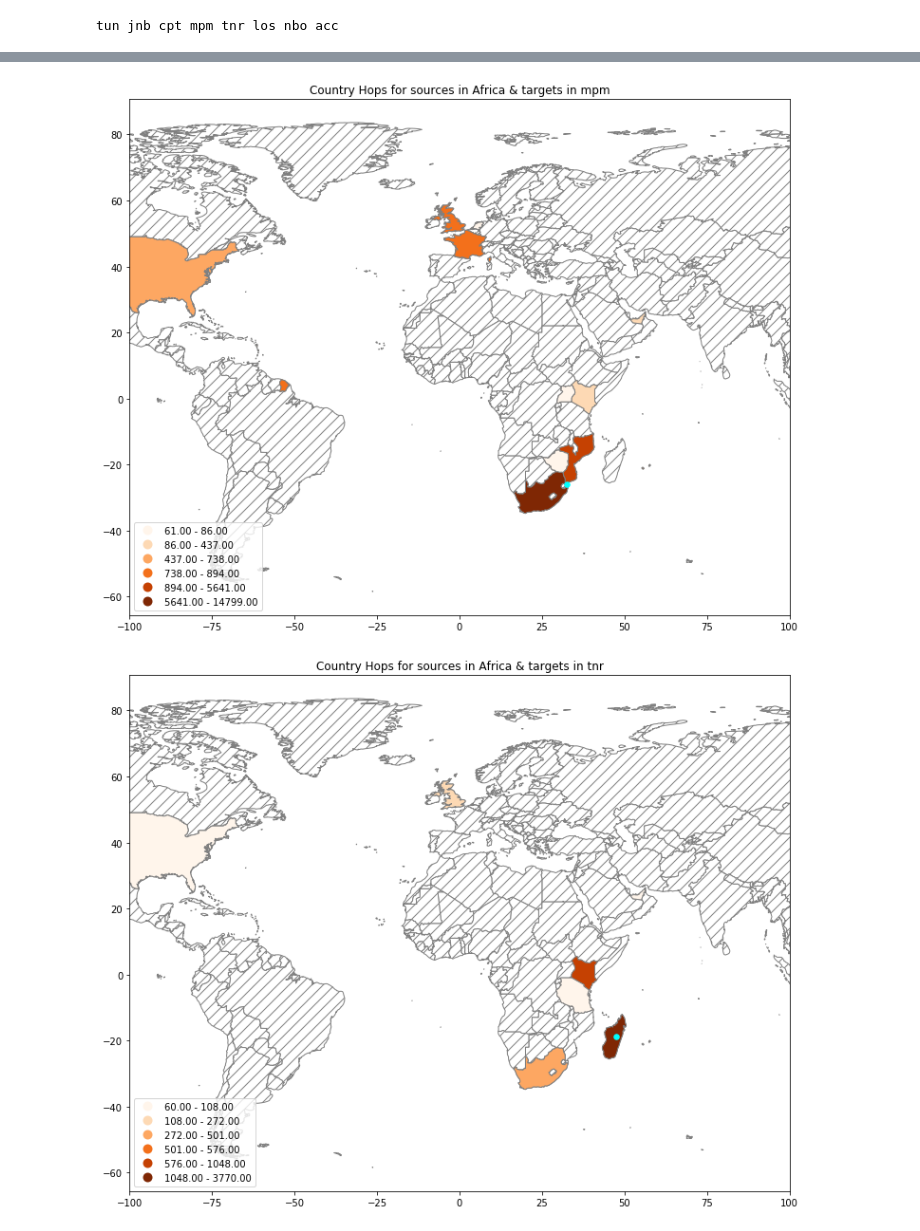
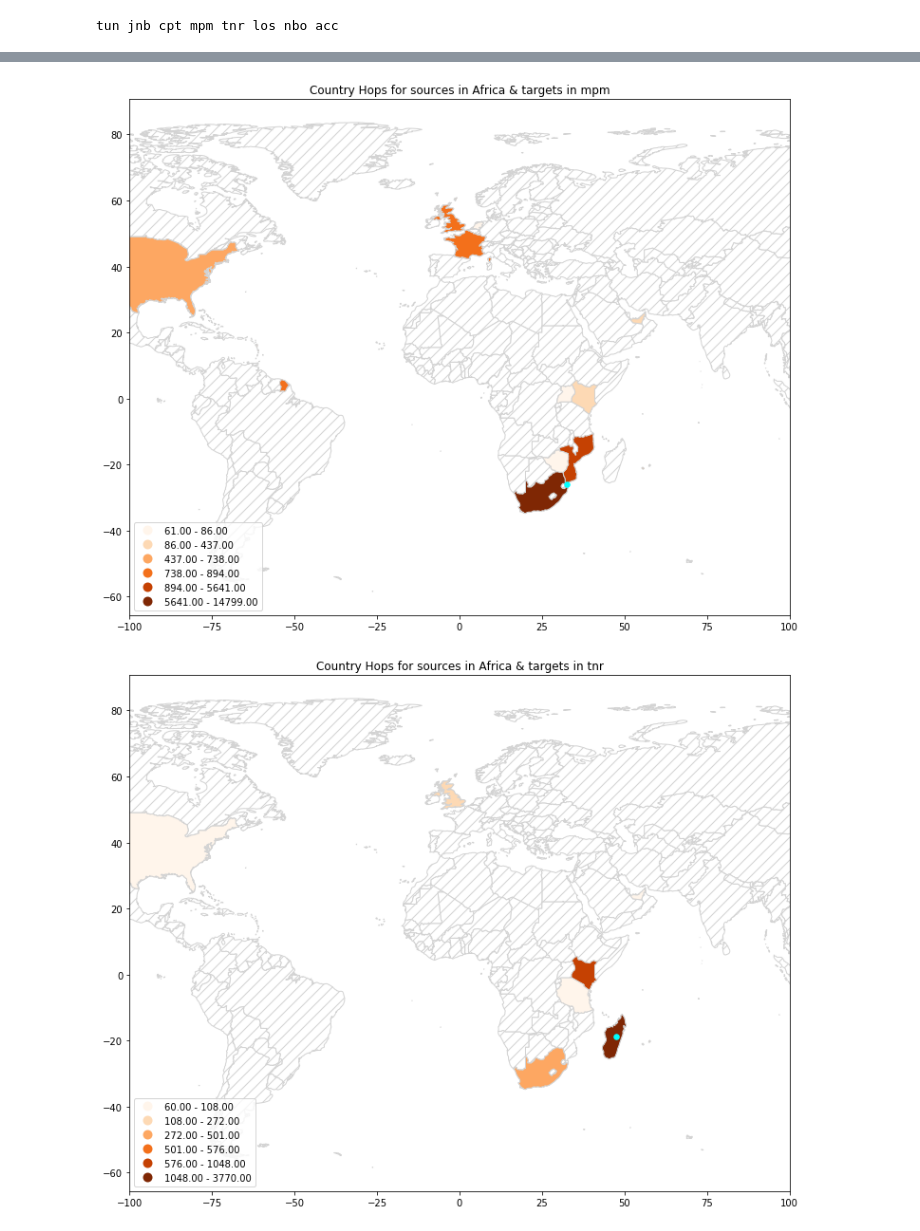
Before and after one commit to m-lab/website, a Jupyter notebook: notebooks/exploring-african-internet.ipynb, the cells around one changed output, grey strips where cells are left out. Cells and saved outputs as stored; diff of their text form; code cells hidden in the pictures.

Commit message:
Use light grey borders for higher contrast

```diff
--- a/notebooks/exploring-african-internet.ipynb
+++ b/notebooks/exploring-african-internet.ipynb
@@ -296,9 +296,9 @@ for metro in african_metros:
 
     hops_merged = globe.merge(df_hops[metro], left_on='iso_a2', right_on='dest_country_code')
 
-    ax1 = globe.plot(column='default', color='white', edgecolor='grey', figsize=figsize, hatch="//")
+    ax1 = globe.plot(column='default', color='white', edgecolor='lightgrey', figsize=figsize, hatch="//")
     ax2 = hops_merged.plot(ax=ax1, column='hops', cmap='Oranges', scheme='Fisher_Jenks',
-                           k=6, legend=True, legend_kwds={"loc": 3}, edgecolor='grey')
+                           k=6, legend=True, legend_kwds={"loc": 3}, edgecolor='lightgrey')
     ax2.set_title('Country Hops for sources in Africa & targets in %s' % metro)
     africa_locations[africa_locations.metro == metro].plot(ax=ax2, color='cyan', markersize=30)
     ax2.set_xbound(-100, 100)
@@ -309,2 +309,2 @@ for metro in african_metros:
-[figure, old version]
+[figure, new version]
-[figure, old version]
+[figure, new version]
```
Also changed, not shown: parts of 1 cell of this notebook.
